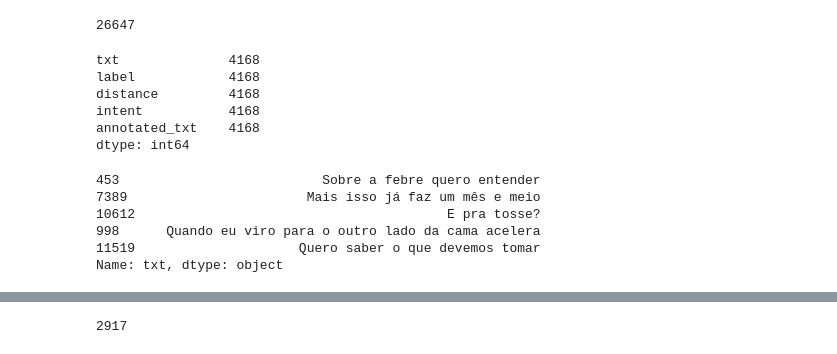
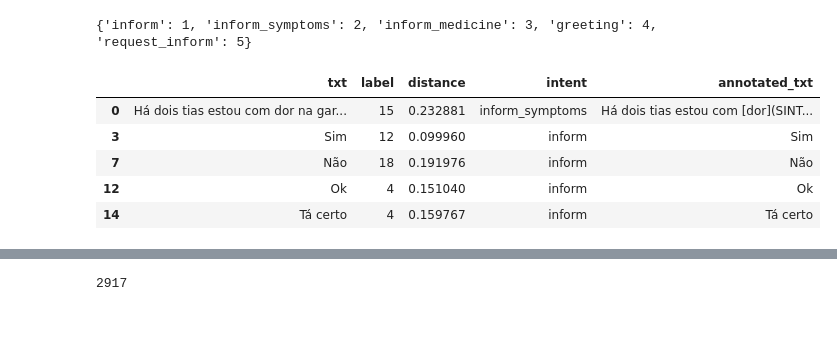
Before and after one commit to valmirosjunior/intent_classifier, a Jupyter notebook: notebooks/supervised_learning/h2o.ipynb, the cells around one changed output, grey strips where cells are left out. Drawn from its saved outputs; the diff is of its cells as text; code cells hidden in the pictures; blank space fills up the shorter version.

```diff
--- a/notebooks/supervised_learning/h2o.ipynb
+++ b/notebooks/supervised_learning/h2o.ipynb
@@ -23,6 +11,0 @@ df_annotated = pd.read_csv(annotatted_filename)
-# %%
-dict_embeddings = pd.Series(df_embeddings.embeddings.map(lambda x: np.array(x[0])).to_list(),index=df_embeddings.txt).to_dict()
-
-len(dict_embeddings.keys())
-# %% [output]
-26647
@@ -36,0 +12,2 @@ dict_labels = {
+# %%
+df_annotated = pipeline.get_annotated_df('use')
@@ -37,24 +18,15 @@ dict_labels = {
+# %%
+print(pipeline.dict_labels)
+# %% [output]
+{'inform': 1, 'inform_symptoms': 2, 'inform_medicine': 3, 'greeting': 4, 'request_inform': 5}
 # %%
-df_temp = df_annotated[df_annotated['distance'] <= 0.25]
+df_closer_sentences = df_annotated[df_annotated['distance'] <= 0.25]
 
-df_temp.count()
+df_closer_sentences.head()
 # %% [output]
-txt              4168
-label            4168
-distance         4168
-intent           4168
-annotated_txt    4168
-dtype: int64
+|  | txt | label | distance | intent | annotated_txt |
+| 0 | Há dois tias estou com dor na gar... | 15 | 0.232881 | inform_symptoms | Há dois tias estou com [dor](SINT... |
+| 3 | Sim | 12 | 0.099960 | inform | Sim |
+| 7 | Não | 18 | 0.191976 | inform | Não |
+| 12 | Ok | 4 | 0.151040 | inform | Ok |
+| 14 | Tá certo | 4 | 0.159767 | inform | Tá certo |
-# %%
-distant_sentences = df_annotated[df_annotated['distance'] > 0.25]
-
-selected_distant_sentences  = distant_sentences['txt'].sample(n=1000, random_state=42)
-
-selected_distant_sentences.head()
-# %% [output]
-453                          Sobre a febre quero entender
-7389                       Mais isso já faz um mês e meio
-10612                                        E pra tosse?
-998      Quando eu viro para o outro lado da cama acelera
-11519                     Quero saber o que devemos tomar
-Name: txt, dtype: object
```
Also changed, not shown: parts of 41 cells of this notebook, 7 other files.
